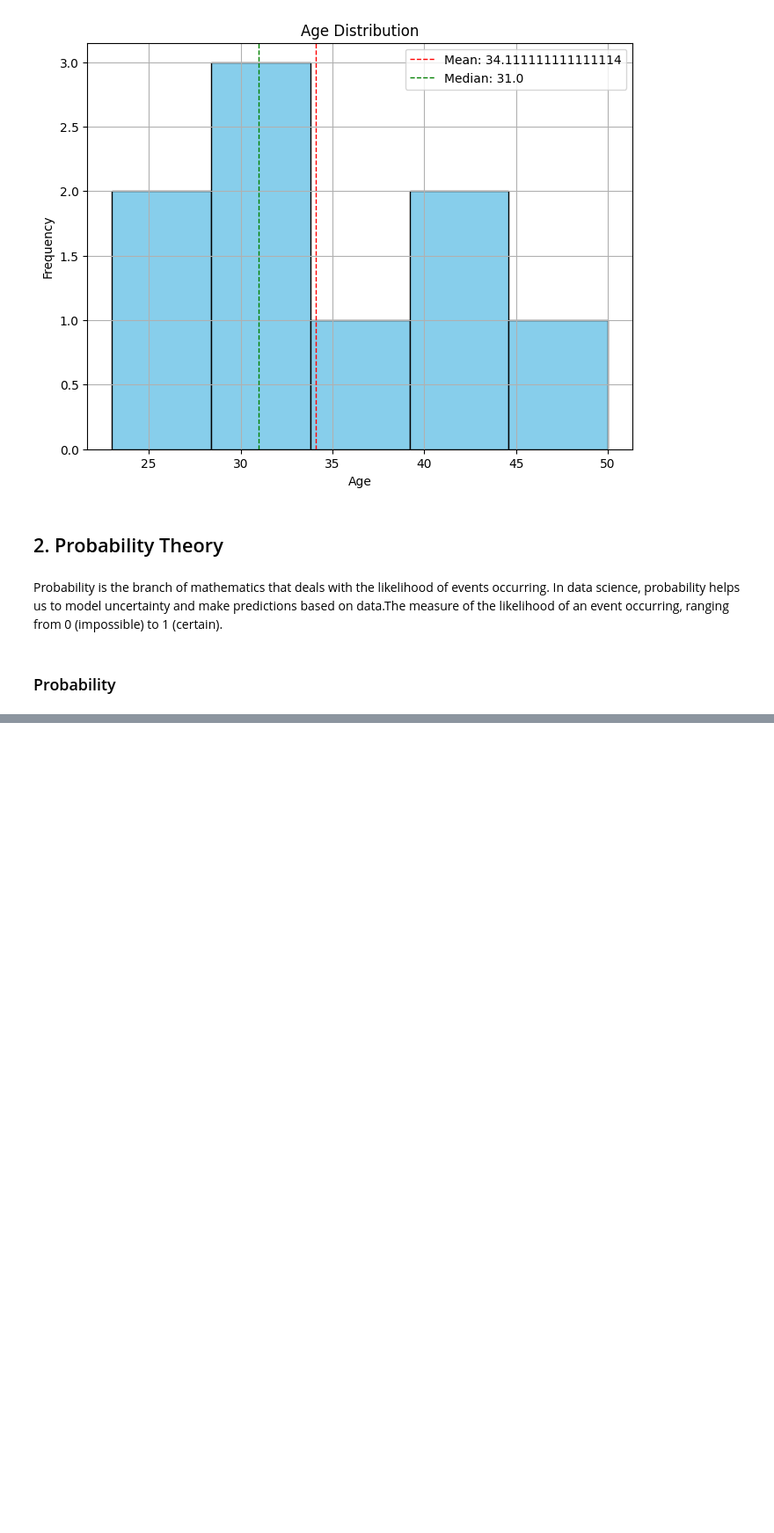
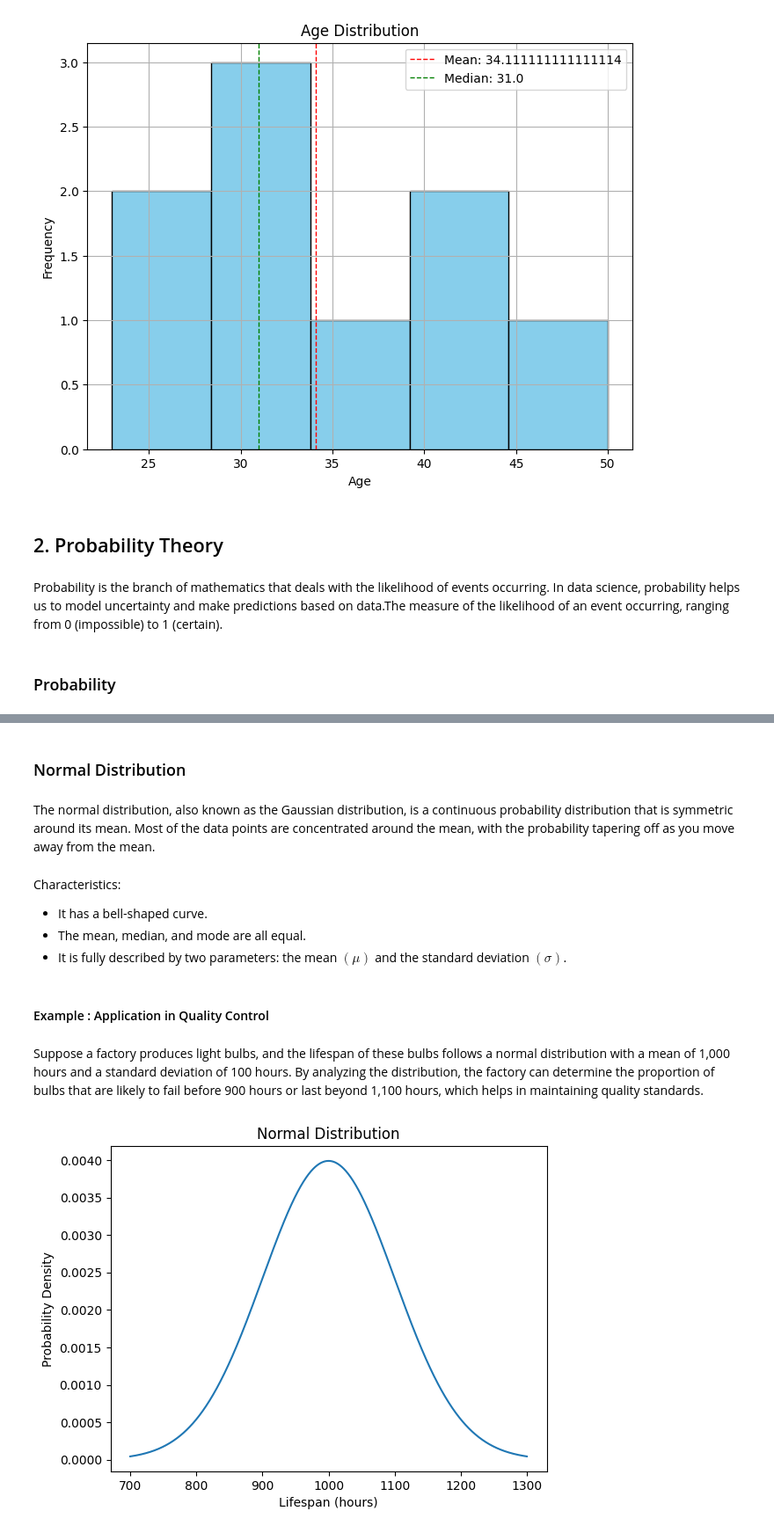
Before and after one commit to ameygawade/DataScience-100-Days-of-Data-Science, a Jupyter notebook: Week 1-2 Setting Up and Fundamentals/Day-6 Introduction to Statistics for Data Science/Day_6_Introduction_to_Statistics_for_Data_Science.ipynb, the cells around one changed output, grey strips where cells are left out. Shown: that part at 88% size. Saved outputs shown, nothing was run; the diff lists cells and outputs as text; code cells hidden in the pictures; blank space fills up the shorter version.

```diff
--- a/Week 1-2 Setting Up and Fundamentals/Day-6 Introduction to Statistics for Data Science/Day_6_Introduction_to_Statistics_for_Data_Science.ipynb
+++ b/Week 1-2 Setting Up and Fundamentals/Day-6 Introduction to Statistics for Data Science/Day_6_Introduction_to_Statistics_for_Data_Science.ipynb
@@ -86,0 +308,34 @@ Probability of drawing an Ace: 0.08
+# %% [markdown]
+### Normal Distribution
+# %% [markdown]
+The normal distribution, also known as the Gaussian distribution, is a continuous probability distribution that is symmetric around its mean. Most of the data points are concentrated around the mean, with the probability tapering off as you move away from the mean.
+# %% [markdown]
+Characteristics:
+
+- It has a bell-shaped curve.
+- The mean, median, and mode are all equal.
+- It is fully described by two parameters: the mean $ (μ) $ and the standard deviation $ (σ) $.
+# %% [markdown]
+#### Example : Application in Quality Control
+# %% [markdown]
+Suppose a factory produces light bulbs, and the lifespan of these bulbs follows a normal distribution with a mean of 1,000 hours and a standard deviation of 100 hours. By analyzing the distribution, the factory can determine the proportion of bulbs that are likely to fail before 900 hours or last beyond 1,100 hours, which helps in maintaining quality standards.
+# %%
+import numpy as np
+import matplotlib.pyplot as plt
+from scipy.stats import norm
+
+# Mean and standard deviation
+mu, sigma = 1000, 100
+
+# Generate data
+x = np.linspace(mu - 3*sigma, mu + 3*sigma, 1000)
+y = norm.pdf(x, mu, sigma)
+
+# Plot
+plt.plot(x, y)
+plt.title('Normal Distribution')
+plt.xlabel('Lifespan (hours)')
+plt.ylabel('Probability Density')
+plt.show()
+# %% [output]
+[figure, added]
```
Also changed, not shown: parts of 64 cells of this notebook, 1 other file.
